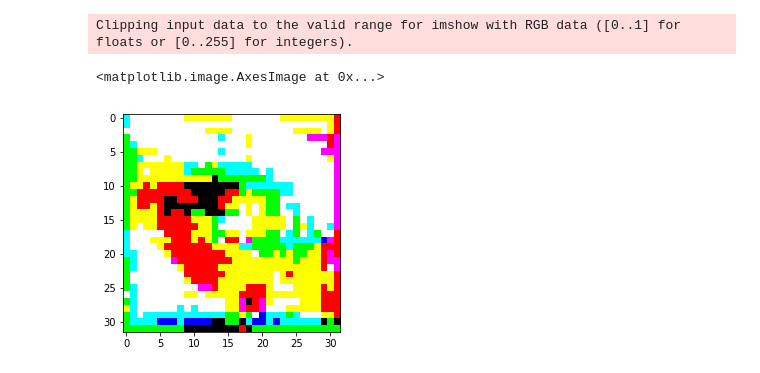
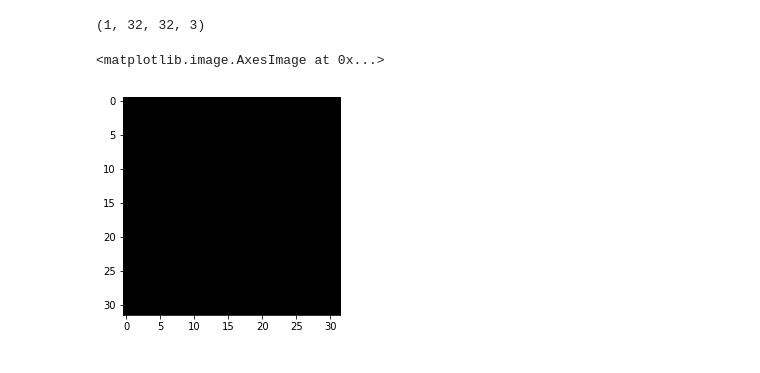
Before and after one commit to dhruvmun/Image-Coloring, a Jupyter notebook: Image Test.ipynb, the cells around one changed output. Drawn from its saved outputs; the diff is of its cells as text; code cells hidden in the pictures.

```diff
--- a/Image Test.ipynb
+++ b/Image Test.ipynb
@@ -34,0 +37,6 @@ print(input_image.shape)
+# %%
+output_image = np.asarray(output_image,dtype='float')
+output_image = np.expand_dims(output_image, axis=0)
+output_image = output_image.reshape((1,32,32,3))
+print(output_image.shape)
+imshow(output_image[0])
@@ -36,4 +52,3 @@ print(input_image.shape)
 import cnn
 # %%
 Cnn = cnn.CNN()
-output_image = Cnn.forward_prop(input_image)
@@ -49,0 +55,2 @@ output_image = Cnn.forward_prop(input_image)
+# %%
+J = Cnn.train_model(input_image, output_image, batch_size=1, iters=50)
@@ -50,6 +68,10 @@ output_image = Cnn.forward_prop(input_image)
+# %%
+img = Cnn.layers['deconv_layer2']
+img.shape
+# %% [output]
+(1, 32, 32, 3)
 # %%
-imshow(output_image[0])
+imshow(img[0])
 # %% [output]
-Clipping input data to the valid range for imshow with RGB data ([0..1] for floats or [0..255] for integers).
+<matplotlib.image.AxesImage at 0x...>
-<matplotlib.image.AxesImage at 0x...>
-[figure, old version]
+[figure, new version]
```
Also changed, not shown: parts of 7 cells of this notebook, 1 other file.
